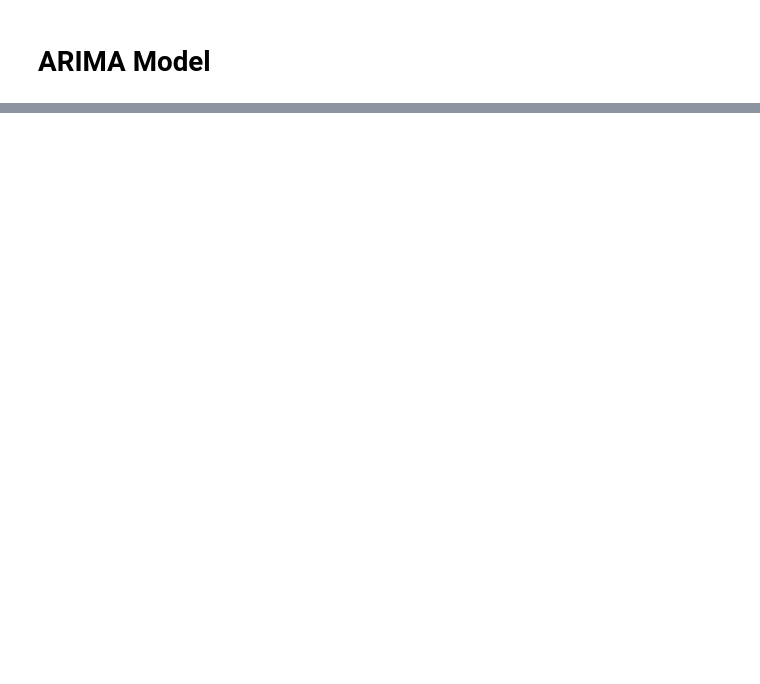
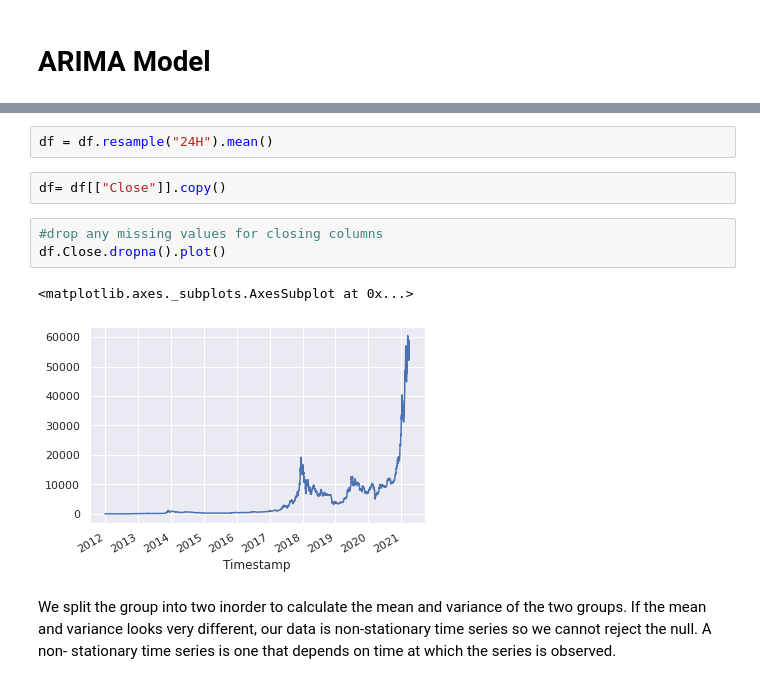
Before and after one commit to zhouchun0105/BA810_Team1, a Jupyter notebook: SUBMIT_Bitcoin_Price_and_Movement_Prediction.ipynb, the cells around one changed output, grey strips where cells are left out. Saved outputs shown, nothing was run; the diff lists cells and outputs as text; blank space fills up the shorter version.

```diff
--- a/SUBMIT_Bitcoin_Price_and_Movement_Prediction.ipynb
+++ b/SUBMIT_Bitcoin_Price_and_Movement_Prediction.ipynb
@@ -597,0 +800,12 @@ However, these two models are not good enough to predict the bitcoins price, sin
+# %%
+df = df.resample("24H").mean()
+# %%
+df= df[["Close"]].copy()
+# %%
+#drop any missing values for closing columns
+df.Close.dropna().plot()
+# %% [output]
+<matplotlib.axes._subplots.AxesSubplot at 0x...>
+[figure, added]
+# %% [markdown]
+We split the group into two inorder to calculate the mean and variance of the two groups. If the mean and variance looks very different, our data is non-stationary time series so we cannot reject the null. A non- stationary time series is one that depends on time at which the series is observed.
```
Also changed, not shown: parts of 186 cells of this notebook.
